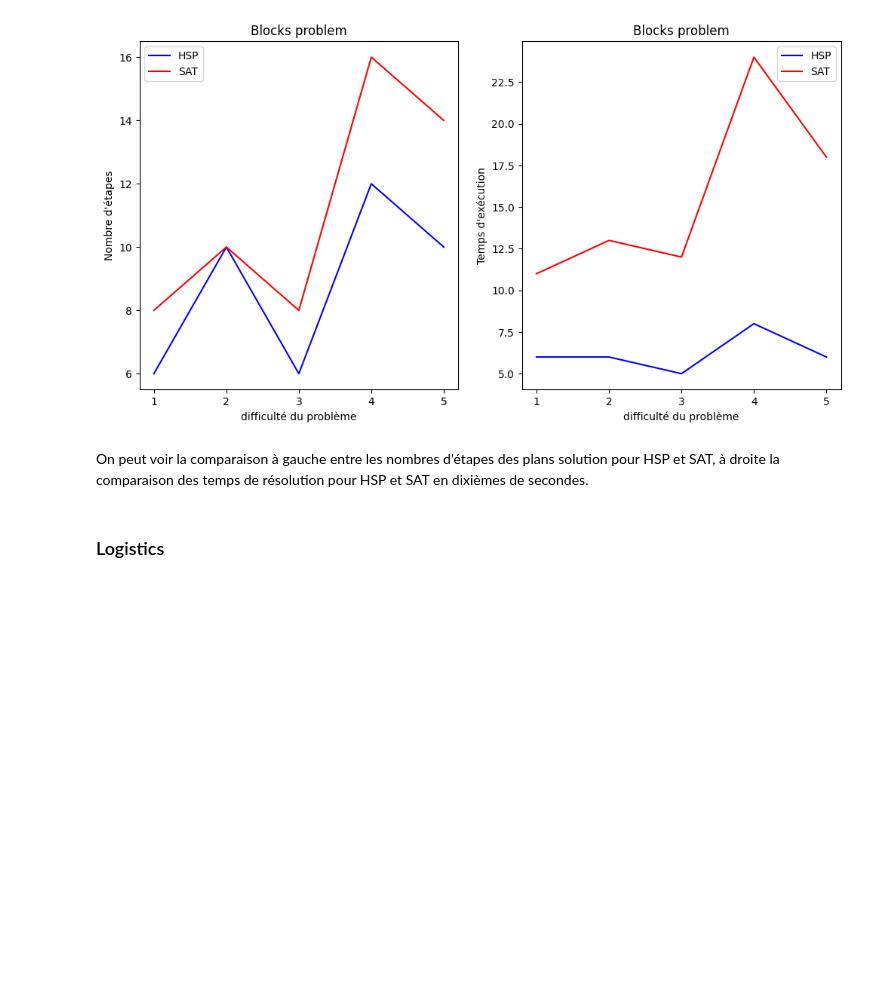
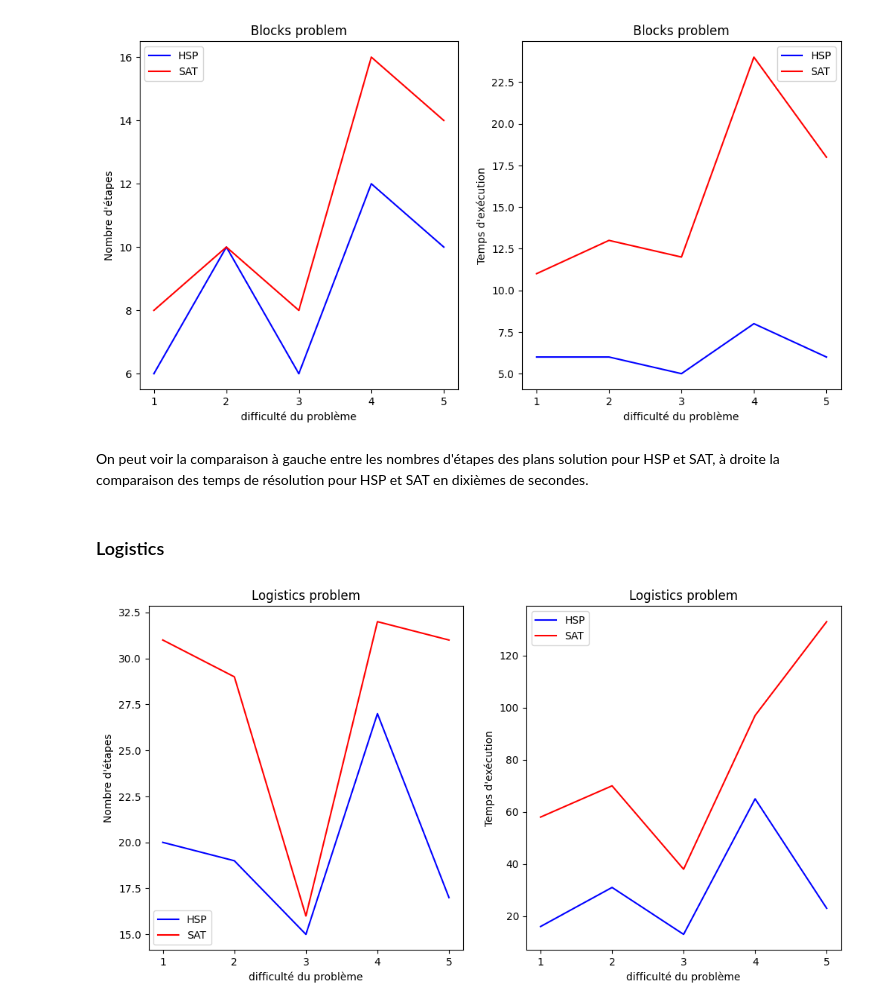
Before and after one commit to FauchonL/PlaniTP3, a Jupyter notebook: Rapport.ipynb, the cells around one changed output. Drawn from its saved outputs; the diff is of its cells as text; code cells hidden in the pictures; blank space fills up the shorter version.

```diff
--- a/Rapport.ipynb
+++ b/Rapport.ipynb
@@ -54,37 +54,39 @@ On peut voir la comparaison à gauche entre les nombres d'étapes des plans solu
 ### Logistics
 # %%
 # Nombre d'étapes
-SAT_et = [8,10,8,16,14]
-HSP_et = [6,10,6,12,10]
+SAT_et = [31,29,16,32,31]
+HSP_et = [20,19,15,27,17]
 
 
 # Temps d'exéc
-SAT_tmp = [11,13,12,24,18]
-HSP_tmp = [6,6,5,8,6]
+SAT_tmp = [58,70,38,97,133]
+HSP_tmp = [16,31,13,65,23]
 
 
 fig, (ax1, ax2) = plt.subplots(1, 2, figsize=(12, 6))
 
 # Graphique d'étapes
 ax1.plot(HSP_et, label='HSP', color='blue')
 ax1.plot(SAT_et, label='SAT', color='red')
 ax1.set_xlabel('difficulté du problème')
 ax1.set_ylabel('Nombre d\'étapes')
 plt.ylabel('Nombre d\'étapes')
 ax1.set_xticks(range(5))
 ax1.set_xticklabels(range(1, 6))
 ax1.set_title('Logistics problem')
 ax1.legend()
 
 # Graphique de temps d'exécution
 ax2.plot(HSP_tmp, label='HSP', color='blue')
 ax2.plot(SAT_tmp, label='SAT', color='red')
 ax2.set_xlabel('difficulté du problème')
 plt.ylabel('Temps d\'exécution')
 ax2.set_xticks(range(5))
 ax2.set_xticklabels(range(1, 6))
 ax2.set_title('Logistics problem')
 ax2.legend()
 
 # Affichage des graphes
 plt.show()
+# %% [output]
+[figure, added]
```
Also changed, not shown: parts of 10 cells of this notebook.
